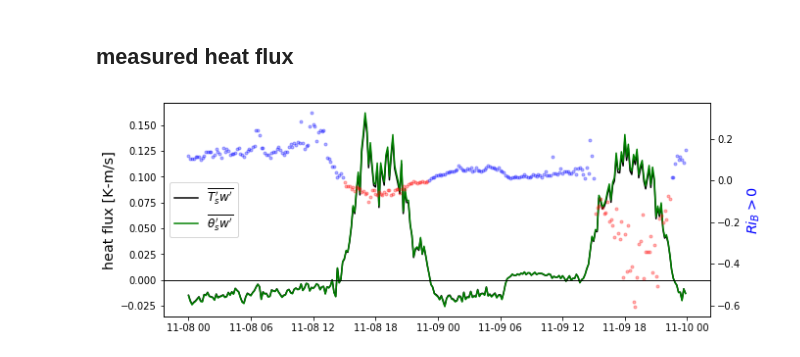
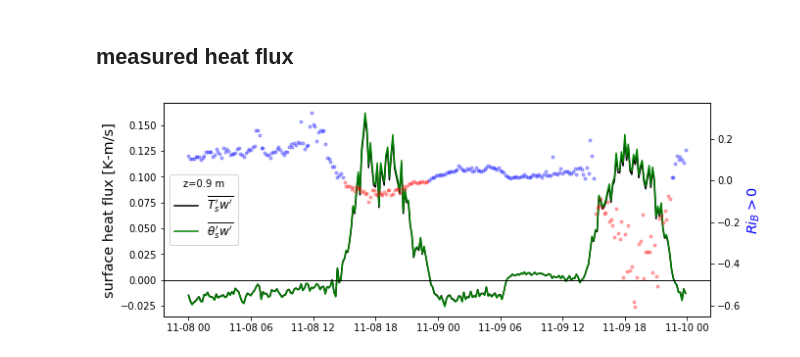
Before and after one commit to a2e-mmc/assessment, a Jupyter notebook: datasets/SWiFT/TTU_tower_heatflux_stability.ipynb, the cells around one changed output. Cells and saved outputs as stored; diff of their text form; code cells hidden in the pictures.

```diff
--- a/datasets/SWiFT/TTU_tower_heatflux_stability.ipynb
+++ b/datasets/SWiFT/TTU_tower_heatflux_stability.ipynb
@@ -233,22 +240,23 @@ ax.legend([ax.get_lines()[0], ax2.get_lines()[0]], labels, fontsize='x-large')
 Ri_s = bulk_Ri.loc[bulk_Ri > 0]
 Ri_u = bulk_Ri.loc[bulk_Ri <= 0]
 # %%
-surf = df_10min.xs(0.9, level='height')
+zsurf = 0.9
+surf = df_10min.xs(zsurf, level='height')
 hflux = surf['hflux']
 hflux_pot = surf['hflux_pot']
 # %%
 fig,ax = plt.subplots(figsize=(10,4))
 ax.plot(hflux.index, hflux, 'k', label=r"$\overline{T_s'w'}$")
 ax.plot(hflux_pot.index, hflux_pot, 'g', label=r"$\overline{\theta_s'w'}$")
-ax.legend(loc='center left',fontsize='large')
+ax.legend(loc='center left',fontsize='large',title='z={:g} m'.format(zsurf))
 ax.set_xlabel('')
-ax.set_ylabel('heat flux [K-m/s]', fontsize='x-large')
+ax.set_ylabel('surface heat flux [K-m/s]', fontsize='x-large')
 ax.axhline(0, color='k', lw=1)
 
 ax2 = ax.twinx()
 ax2.plot(Ri_u.index, Ri_u, 'r.', alpha=0.3)
 ax2.plot(Ri_s.index, Ri_s, 'b.', alpha=0.3)
 ax2.set_ylabel(r'$Ri_B > 0$', fontsize='x-large')
 ax2.yaxis.label.set_color('b')
 # %% [output]
-[figure, old version]
+[figure, new version]
```
Also changed, not shown: parts of 7 cells of this notebook.
